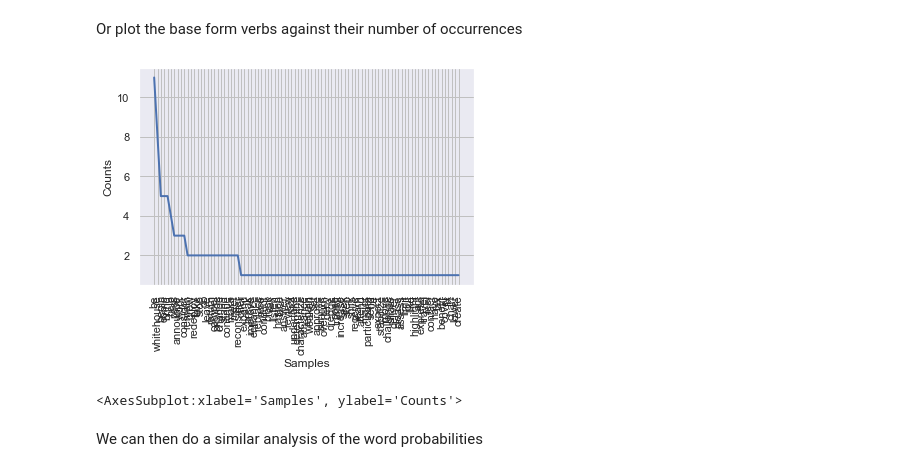
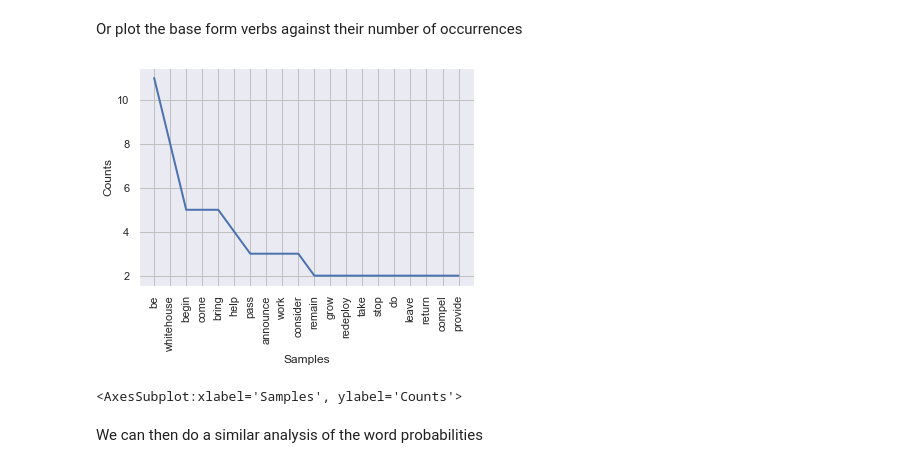
Before and after one commit to jinfei1125/Homework-Notebooks, a Jupyter notebook: week-2/2-Counting-Words-Phrases.ipynb, the cells around one changed output. Cells and saved outputs as stored; diff of their text form; code cells hidden in the pictures.

```diff
--- a/week-2/2-Counting-Words-Phrases.ipynb
+++ b/week-2/2-Counting-Words-Phrases.ipynb
@@ -753,9 +752,9 @@ whcfdist_POStoWord['NN'].most_common(5)
 # %% [markdown]
 Or plot the base form verbs against their number of occurrences
 # %%
-whcfdist_POStoWord['VB'].plot()
+whcfdist_POStoWord['VB'].plot(20)
 # %% [output]
-[figure, old version]
+[figure, new version]
 <AxesSubplot:xlabel='Samples', ylabel='Counts'>
 # %% [markdown]
 We can then do a similar analysis of the word probabilities
```
Also changed, not shown: parts of 3 cells of this notebook.
